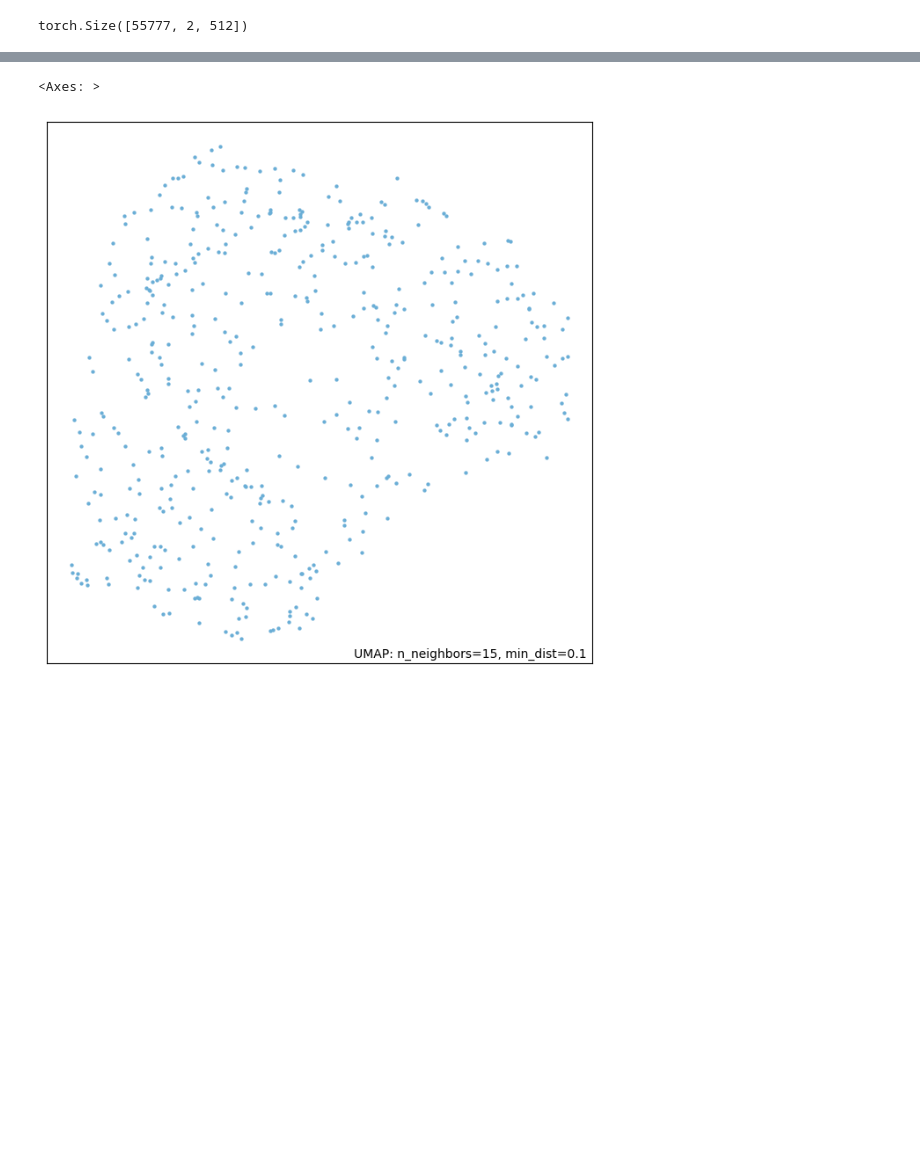
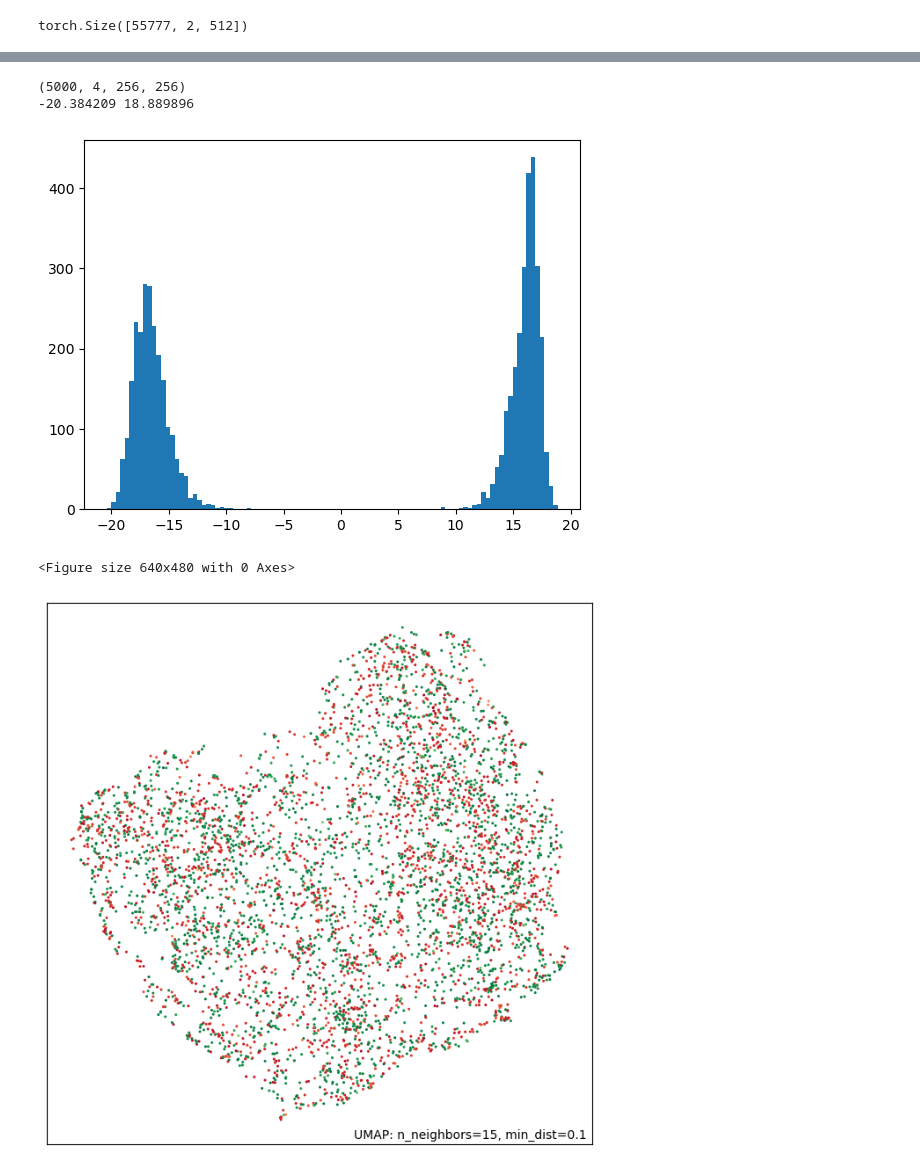
Before and after one commit to ishan-gaur/implicit-cell-model, a Jupyter notebook: embedding.ipynb, the cells around one changed output, grey strips where cells are left out. Saved outputs shown, nothing was run; the diff lists cells and outputs as text; code cells hidden in the pictures; blank space fills up the shorter version.

Commit message:
PHATE and UMAP separated by the FUCCI colors

```diff
--- a/embedding.ipynb
+++ b/embedding.ipynb
@@ -316,11 +316,31 @@ Identifying salient levels of resolution...
-# %%
-# plot UMAP of 100 samples
-
-import umap
-import umap.plot
-
-umap_embedding = umap.UMAP().fit(embeddings)
-umap.plot.points(umap_embedding)
-# %% [output]
-<Axes: >
-[figure, removed]
+# %%
+# plot UMAP of 100 samples
+
+import umap
+import umap.plot
+
+umap_embedding = umap.UMAP().fit(embeddings)
+if args.channels == "fucci":
+    if dataset is None:
+        dataset = FUCCIDatasetInMemory(args.data, imsize=256)
+    colors = dataset[indices].numpy()
+    print(colors.shape)
+    colors = colors[:, 0, :, :] - colors[:, 1, :, :]
+    # colors = np.sum(colors, axis=(1, 2)) / (colors.shape[1] * colors.shape[2])
+    colors = np.sum(colors, axis=(1, 2))
+    colors = np.sign(colors) * np.log(np.abs(colors) + 1e-8)
+    print(colors.min(), colors.max())
+    plt.clf()
+    plt.hist(colors, bins=100)
+    plt.show()
+    plt.clf()
+    # plot gradient of red to green for small to large
+    umap.plot.points(umap_embedding, values=colors, cmap="RdYlGn")
+else:
+    umap.plot.points(umap_embedding)
+# %% [output]
+(5000, 4, 256, 256)
+-20.384209 18.889896
+[figure, added]
+<Figure size 640x480 with 0 Axes>
+[figure, added]
```
Also changed, not shown: parts of 7 cells of this notebook.
